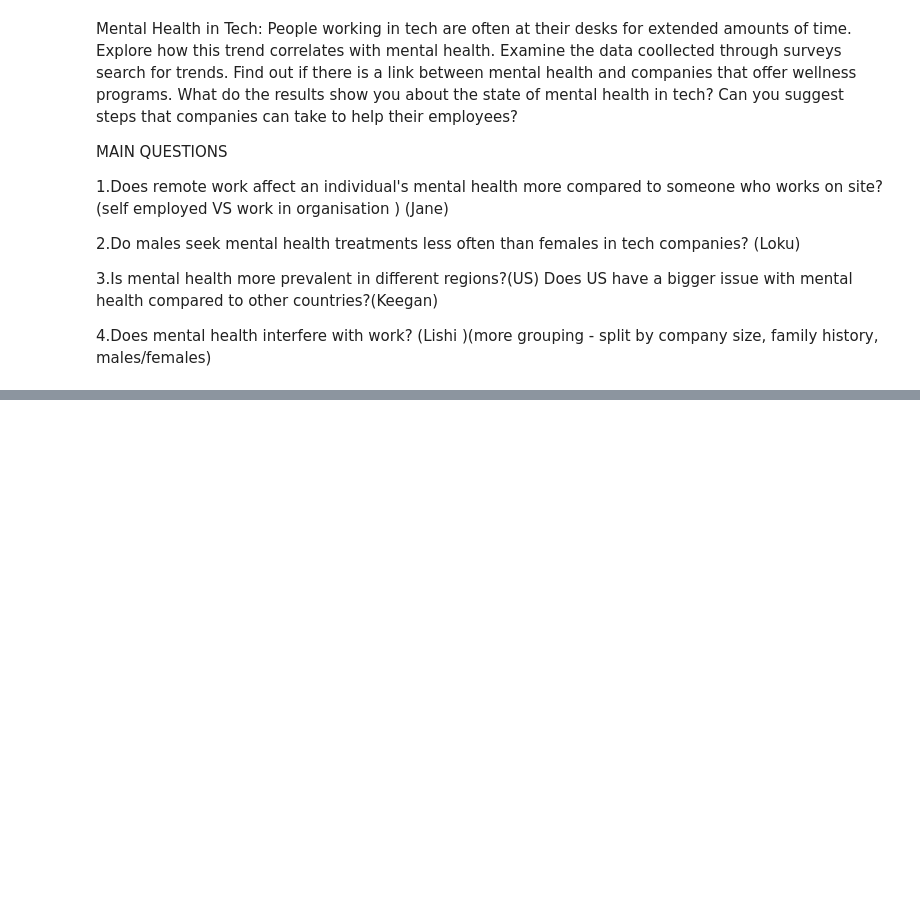
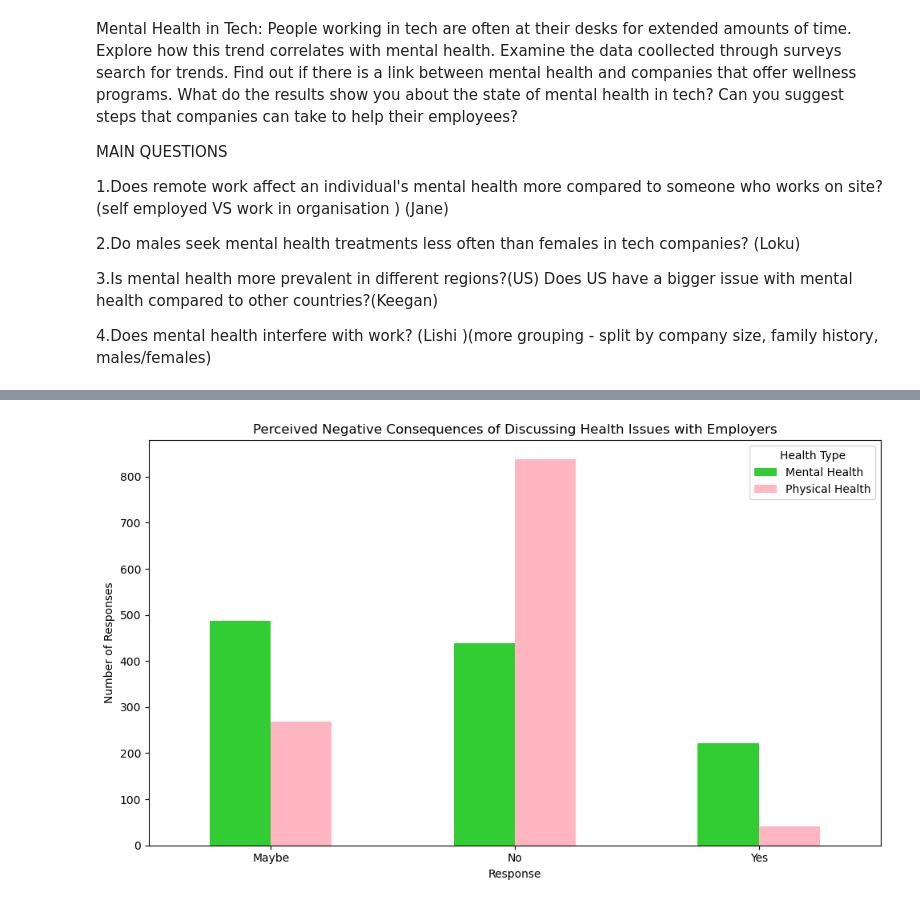
Before and after one commit to Keegawho198/Project-1_Mental-Health, a Jupyter notebook: Jane.ipynb, the cells around one changed output, grey strips where cells are left out. Cells and saved outputs as stored; diff of their text form; code cells hidden in the pictures; blank space fills up the shorter version.

```diff
--- a/Jane.ipynb
+++ b/Jane.ipynb
@@ -139,0 +84,32 @@ plt.show()
+# %%
+import pandas as pd
+import matplotlib.pyplot as plt
+
+# Assuming the DataFrame is named data_df and contains the necessary columns
+# Replace the column names with the exact names in your DataFrame
+mental_health_col = 'Do you think that discussing a mental health disorder with your employer would have negative consequences?'
+physical_health_col = 'Do you think that discussing a physical health issue with your employer would have negative consequences?'
+
+# Count the occurrences of each response for both questions
+mental_health_counts = data_df[mental_health_col].value_counts()
+physical_health_counts = data_df[physical_health_col].value_counts()
+
+# Create a DataFrame to hold the counts
+comparison_df = pd.DataFrame({
+    'Mental Health': mental_health_counts,
+    'Physical Health': physical_health_counts
+}).fillna(0)  # Fill NaN values with 0
+
+# Plotting the bar chart
+comparison_df.plot(kind='bar', figsize=(10, 6), color=['limegreen', 'lightpink'])
+plt.title('Perceived Negative Consequences of Discussing Health Issues with Employers')
+plt.xlabel('Response')
+plt.ylabel('Number of Responses')
+plt.xticks(rotation=0)  # Rotate x labels for better readability
+plt.legend(title='Health Type')
+
+# Show the chart
+plt.tight_layout()  # Adjust layout to prevent clipping
+plt.show()
+# %% [output]
+[figure, added]
```
Also changed, not shown: parts of 11 cells of this notebook.
